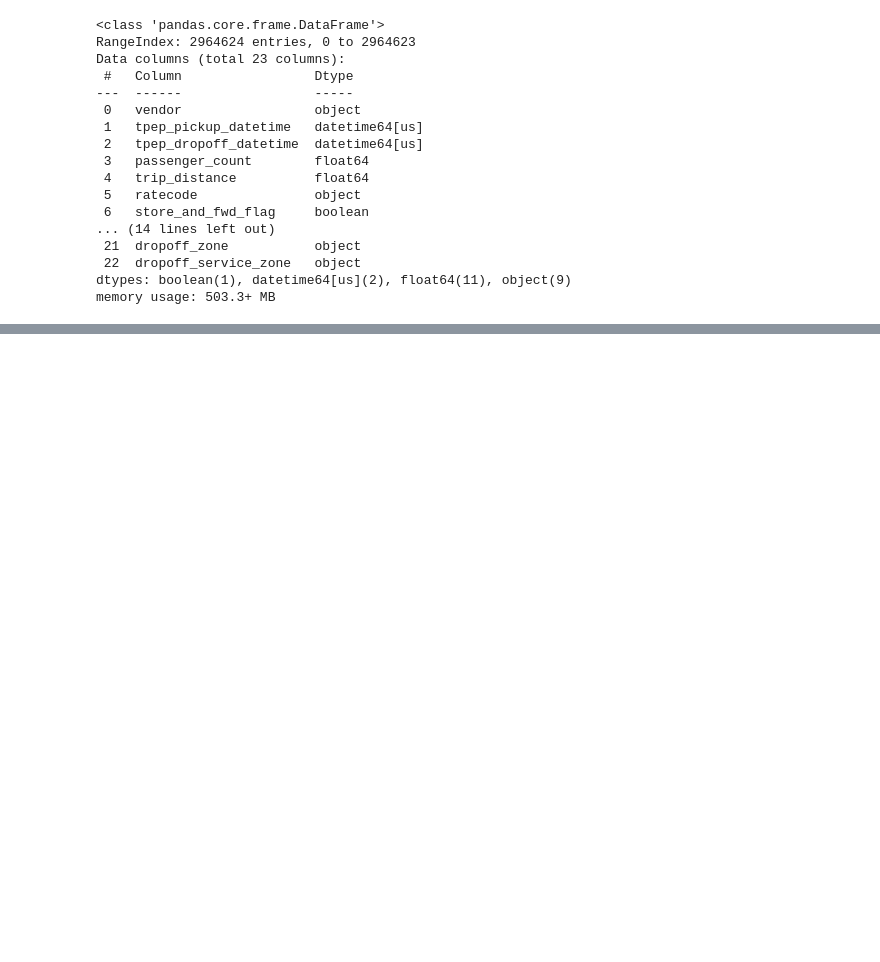
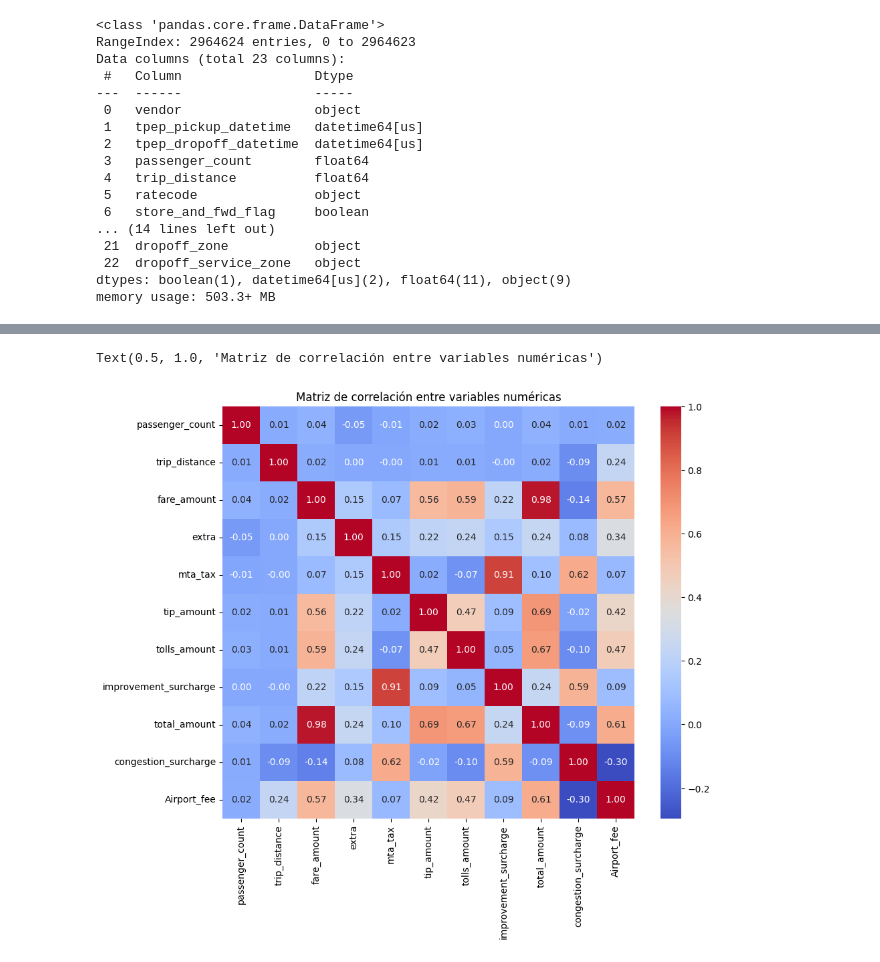
Before and after one commit to gasparrivollier/CEIA_AndD_TP_Grupo2, a Jupyter notebook: notebooks/AndD_tp.ipynb, the cells around one changed output, grey strips where cells are left out. Saved outputs shown, nothing was run; the diff lists cells and outputs as text; code cells hidden in the pictures; blank space fills up the shorter version.

```diff
--- a/notebooks/AndD_tp.ipynb
+++ b/notebooks/AndD_tp.ipynb
@@ -334,0 +401,9 @@ df["passenger_count"] = df["passenger_count"].astype('Int64')
+# %%
+# correlación entre variables numéricas
+corr = df.select_dtypes(include=['number']).corr()
+plt.figure(figsize=(10, 8))
+sns.heatmap(corr, annot=True, fmt=".2f", cmap="coolwarm", square=True)
+plt.title("Matriz de correlación entre variables numéricas")
+# %% [output]
+Text(0.5, 1.0, 'Matriz de correlación entre variables numéricas')
+[figure, added]
```
Also changed, not shown: parts of 5 cells of this notebook.
